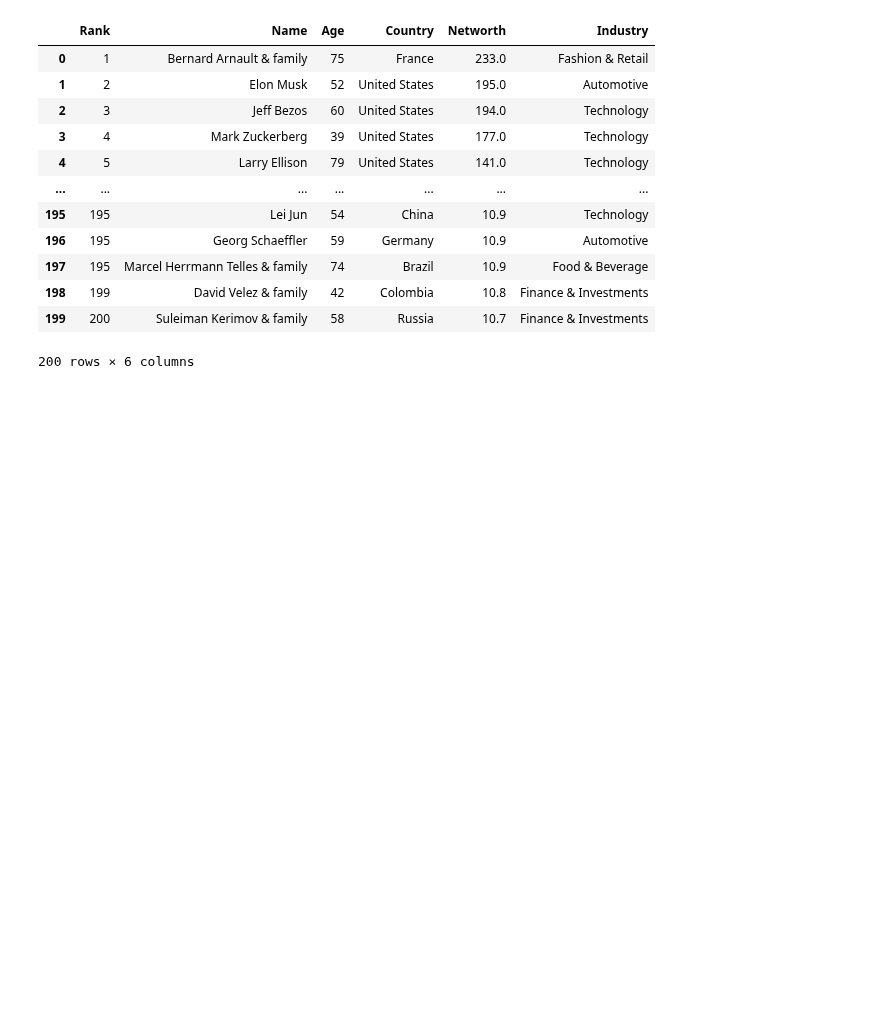
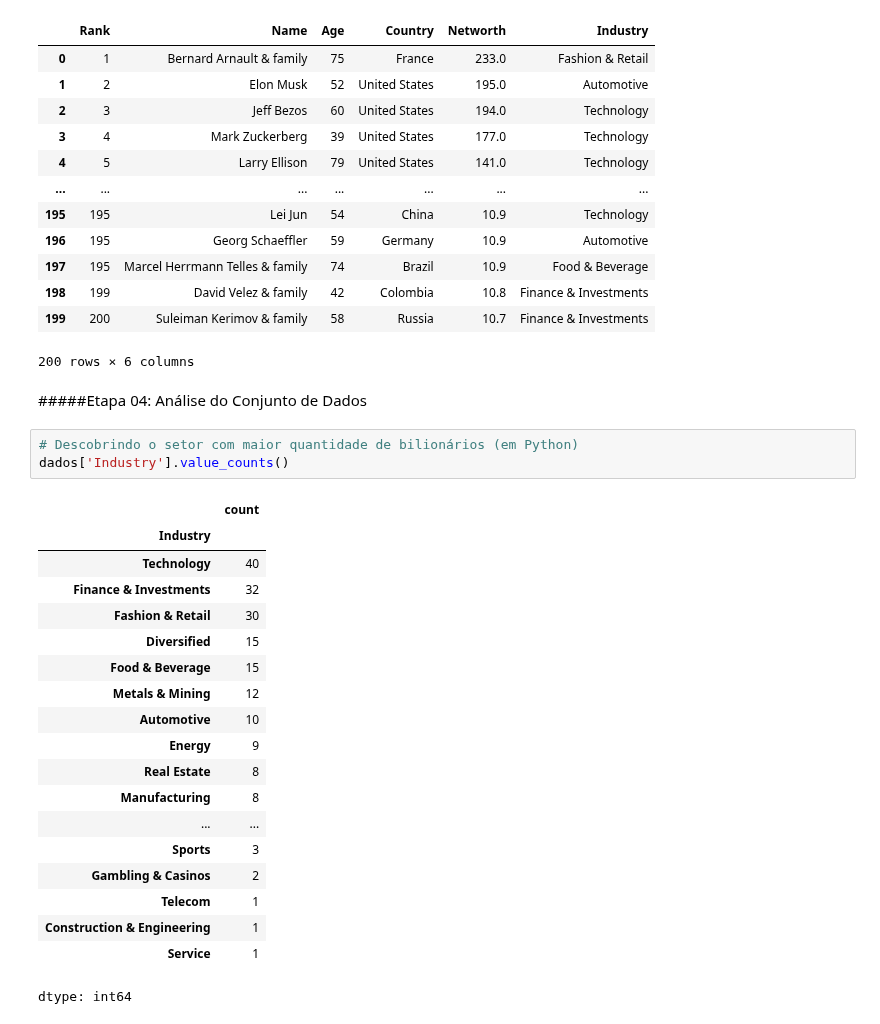
Before and after one commit to matheuspfferreira/python_data_science, a Jupyter notebook: Bilionários - 06/notebook/nb_bilionarios.ipynb, the cells around one changed output. Saved outputs shown, nothing was run; the diff lists cells and outputs as text; blank space fills up the shorter version.

```diff
--- a/Bilionários - 06/notebook/nb_bilionarios.ipynb
+++ b/Bilionários - 06/notebook/nb_bilionarios.ipynb
@@ -67,3 +67,28 @@ pd.read_sql_table('bilionarios', con=engine)
 | 198 | 199 | David Velez & family | 42 | Colombia | 10.8 | Finance & Investments |
 | 199 | 200 | Suleiman Kerimov & family | 58 | Russia | 10.7 | Finance & Investments |
 200 rows × 6 columns
+# %% [markdown]
+#####Etapa 04: Análise do Conjunto de Dados
+# %%
+# Descobrindo o setor com maior quantidade de bilionários (em Python)
+dados['Industry'].value_counts()
+# %% [output]
+|  | count |
+| Industry |  |
+| Technology | 40 |
+| Finance & Investments | 32 |
+| Fashion & Retail | 30 |
+| Diversified | 15 |
+| Food & Beverage | 15 |
+| Metals & Mining | 12 |
+| Automotive | 10 |
+| Energy | 9 |
+| Real Estate | 8 |
+| Manufacturing | 8 |
+| ... | ... |
+| Sports | 3 |
+| Gambling & Casinos | 2 |
+| Telecom | 1 |
+| Construction & Engineering | 1 |
+| Service | 1 |
+dtype: int64
```
Also changed, not shown: parts of 3 cells of this notebook.
